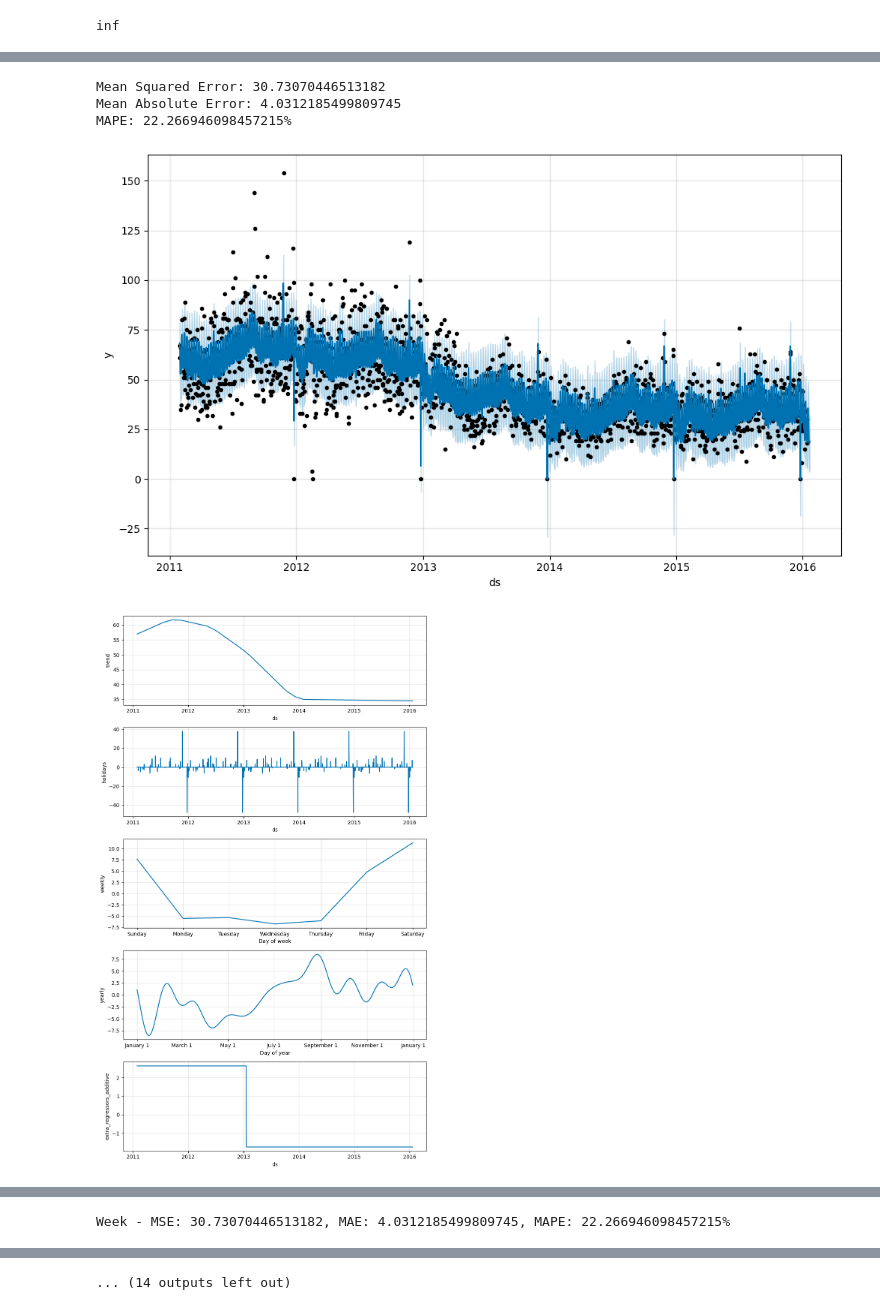
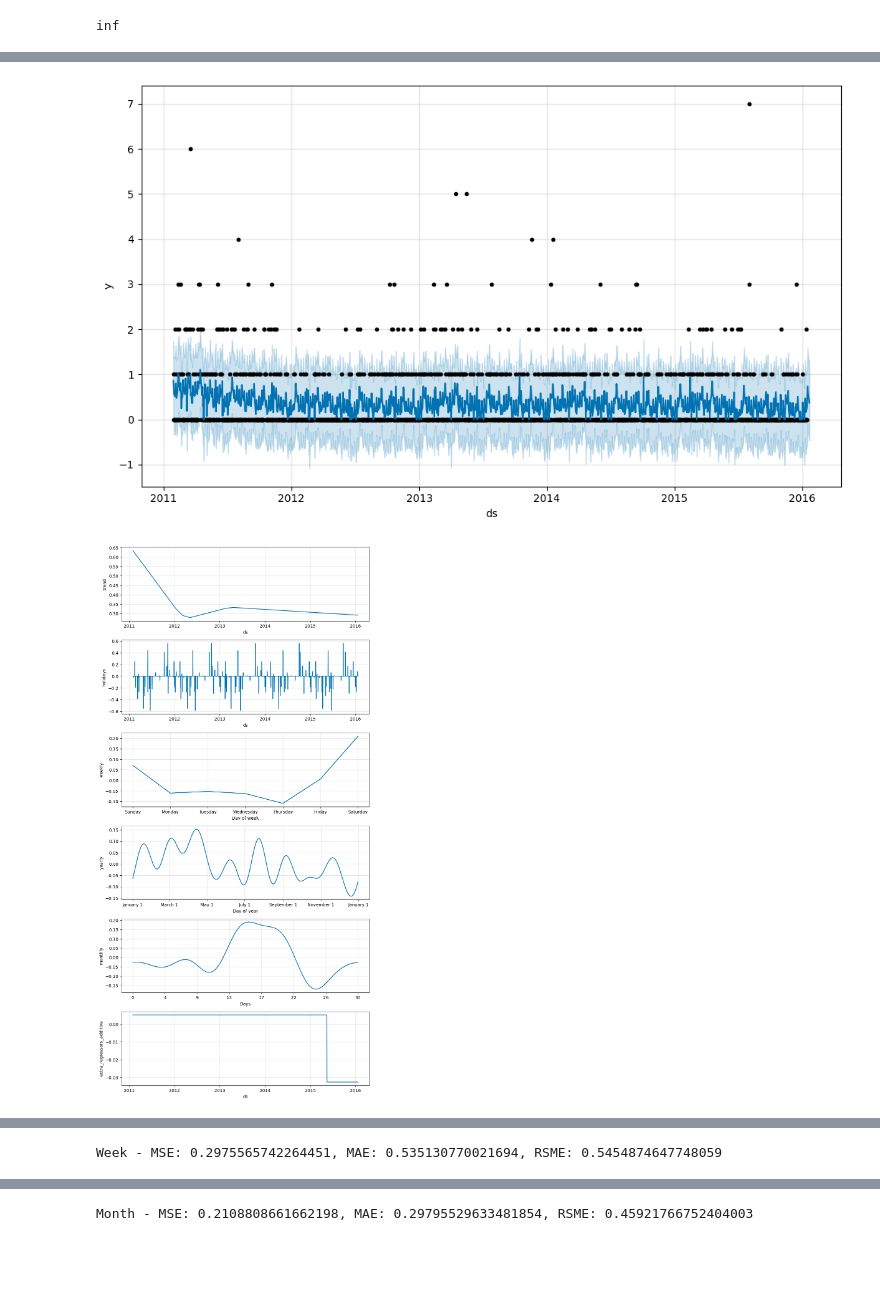
Before and after one commit to muzafarovdan/MyEducation, a Jupyter notebook: TimeSeries/prophet_notebook.ipynb, the cells around one changed output, grey strips where cells are left out. Drawn from its saved outputs; the diff is of its cells as text; code cells hidden in the pictures; blank space fills up the shorter version.

```diff
--- a/TimeSeries/prophet_notebook.ipynb
+++ b/TimeSeries/prophet_notebook.ipynb
@@ -249,6 +249,7 @@ class RetailSalesPredictor:
 
         model = Prophet(holidays=holidays, yearly_seasonality=True, weekly_seasonality=True, daily_seasonality=False)
         model.add_regressor('sell_price')
+        model.add_seasonality(name='monthly', period=30.5, fourier_order=5)  # Добавление месячной сезонности
         model.fit(train_data)
 
         return model, train_data, test_data
@@ -269,12 +270,11 @@ class RetailSalesPredictor:
 
         mse = mean_squared_error(actual, predicted_values)
         mae = mean_absolute_error(actual, predicted_values)
-        # Добавление малой константы к actual для вычисления MAPE
-        mape = np.mean(np.abs((actual - predicted_values) / (actual + 0.001))) * 100
+        rmse = np.sqrt(mse)  # Рассчет RMSE
 
-        print(f'Mean Squared Error: {mse}')
-        print(f'Mean Absolute Error: {mae}')
-        print(f'MAPE: {mape}%')
+        # print(f'Mean Squared Error: {mse}')
+        # print(f'Mean Absolute Error: {mae}')
+        # print(f'Root Mean Squared Error: {rmse}')
 
         fig1 = model.plot(forecast)
         plt.show()
@@ -292,7 +292,7 @@ class RetailSalesPredictor:
         plt.legend()
         plt.show()
 
-        return mse, mae, mape
+        return mse, mae, rmse
 
     def save_model(self, model, filename):
         with open(filename, 'wb') as file:
@@ -310,8 +310,8 @@ class RetailSalesPredictor:
         if test_size < 1:
             raise ValueError("Not enough data to train the model for this period. Please provide more data.")
         model, train_data, test_data = self.train_model(sales_data, holidays, test_size=test_size)
-        mse, mae, mape = self.predict_and_evaluate(model, sales_data, test_data)
-        return model, mse, mae, mape
+        mse, mae, rmse = self.predict_and_evaluate(model, sales_data, test_data)
+        return model, mse, mae, rmse
 
     def forecast_future(self, store_id, item_id, period):
         sales_data, holidays = self.preprocess_data(store_id, item_id)
@@ -324,6 +324,7 @@ class RetailSalesPredictor:
         train_data = sales_data.copy()
         model = Prophet(holidays=holidays)
         model.add_regressor('sell_price')
+        model.add_seasonality(name='monthly', period=30.5, fourier_order=5)  # Добавление месячной сезонности
         model.fit(train_data)
 
         future = model.make_future_dataframe(periods=period)
@@ -358,3 +369,5 @@ class RetailSalesPredictor:
+# %%
+ID_ITEM = 'STORE_1_064'
 # %%
 # Загрузка данных
 sales_data = pd.read_csv('shop_sales.csv')
@@ -364,24 +377,24 @@ prices_data = pd.read_csv('shop_sales_prices.csv')
 # Создание экземпляра класса RetailSalesPredictor
 predictor = RetailSalesPredictor(sales_data, calendar_data, prices_data)
 
-# Оценка качества модели на тестовой выборке
-model_week, mse_week, mae_week, mape_week = predictor.forecast_week('STORE_1', 'STORE_1_586')
-print(f'Week - MSE: {mse_week}, MAE: {mae_week}, MAPE: {mape_week}%')
+# Оценка качества модели на тренировочной выборке
+model_week, mse_week, mae_week, rmse_week = predictor.forecast_week('STORE_1', ID_ITEM)
+print(f'Week - MSE: {mse_week}, MAE: {mae_week}, RSME: {rmse_week}')
 
-model_month, mse_month, mae_month, mape_month = predictor.forecast_month('STORE_1', 'STORE_1_586')
-print(f'Month - MSE: {mse_month}, MAE: {mae_month}, MAPE: {mape_month}%')
+model_month, mse_month, mae_month, rmse_month = predictor.forecast_month('STORE_1', ID_ITEM)
+print(f'Month - MSE: {mse_month}, MAE: {mae_month}, RSME: {rmse_month}')
 
-model_quarter, mse_quarter, mae_quarter, mape_quarter = predictor.forecast_quarter('STORE_1', 'STORE_1_586')
-print(f'Quarter - MSE: {mse_quarter}, MAE: {mae_quarter}, MAPE: {mape_quarter}%')
+model_quarter, mse_quarter, mae_quarter, rmse_quarter = predictor.forecast_quarter('STORE_1', ID_ITEM)
+print(f'Quarter - MSE: {mse_quarter}, MAE: {mae_quarter}, RSME: {rmse_quarter}')
 
 # Предсказание будущих значений
-future_week = predictor.predict_week('STORE_1', 'STORE_1_586')
+future_week = predictor.predict_week('STORE_1', ID_ITEM)
 print(f'Future Week Predictions: {future_week}')
 
-future_month = predictor.predict_month('STORE_1', 'STORE_1_586')
+future_month = predictor.predict_month('STORE_1', ID_ITEM)
 print(f'Future Month Predictions: {future_month}')
 
-future_quarter = predictor.predict_quarter('STORE_1', 'STORE_1_586')
+future_quarter = predictor.predict_quarter('STORE_1', ID_ITEM)
 print(f'Future Quarter Predictions: {future_quarter}')
 
 # Сохранение модели
@@ -399,5 +412,2 @@ loaded_model_quarter = predictor.load_model('model_quarter.pkl')
-Mean Squared Error: 30.73070446513182
-Mean Absolute Error: 4.0312185499809745
-MAPE: 22.266946098457215%
-[figure, old version]
+[figure, new version]
-[figure, old version]
+[figure, new version]
@@ -404,0 +415 @@ MAPE: 22.266946098457215%
+Week - MSE: 0.2975565742264451, MAE: 0.535130770021694, RSME: 0.5454874647748059
@@ -406 +417,0 @@ MAPE: 22.266946098457215%
-Week - MSE: 30.73070446513182, MAE: 4.0312185499809745, MAPE: 22.266946098457215%
@@ -414 +421 @@ MAPE: 36.03499612925683%
-... (14 outputs left out)
+Month - MSE: 0.2108808661662198, MAE: 0.29795529633481854, RSME: 0.45921766752404003
```
Also changed, not shown: parts of 13 cells of this notebook.
